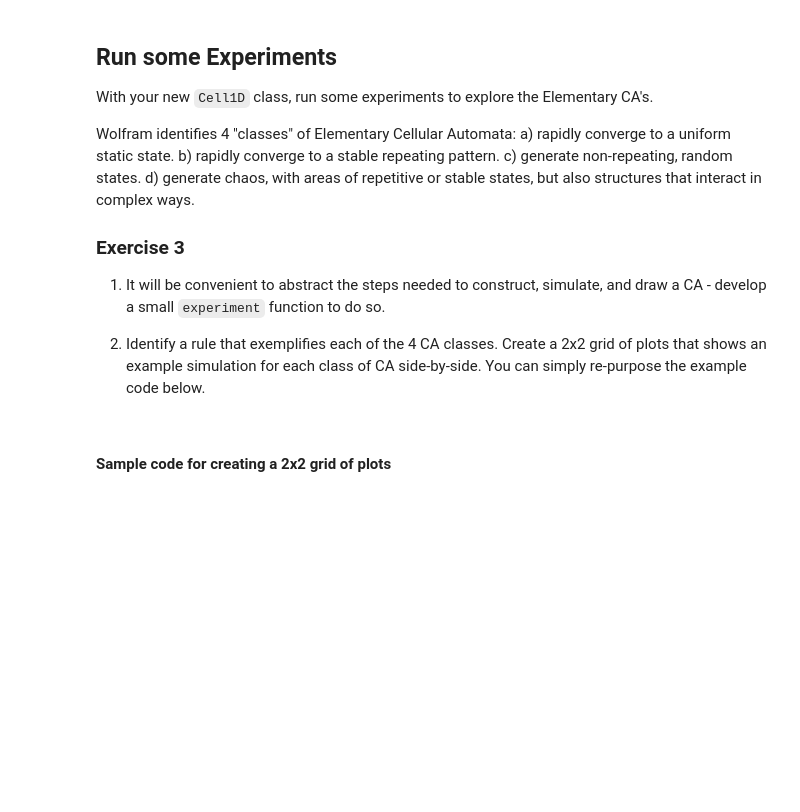
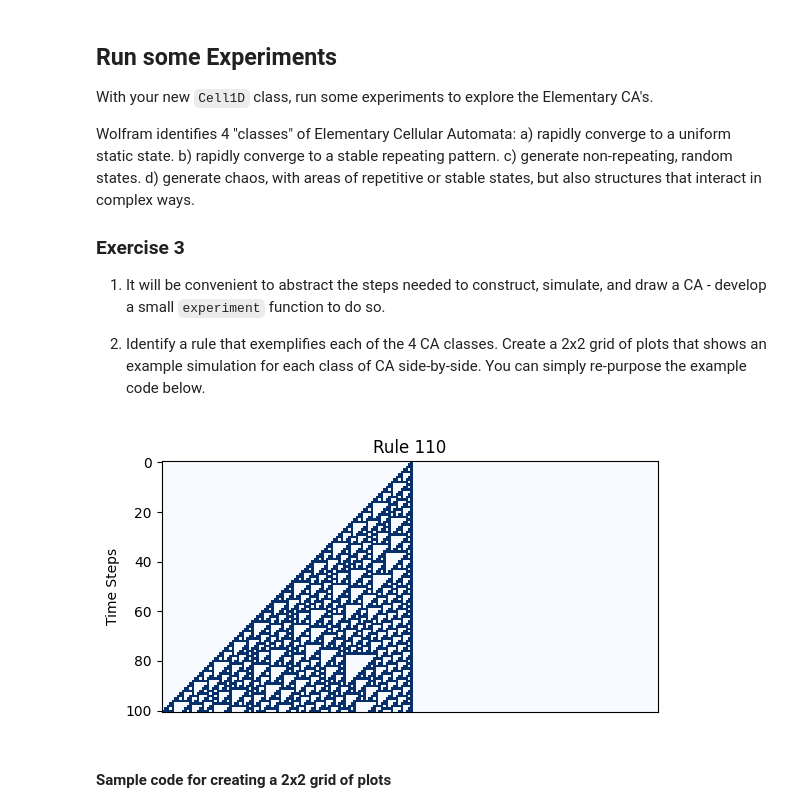
Before and after one commit to emkalan/comp215, a Jupyter notebook: labs/lab07_cellular_automata.ipynb, the cells around one changed output. Cells and saved outputs as stored; diff of their text form; code cells hidden in the pictures; blank space fills up the shorter version.

```diff
--- a/labs/lab07_cellular_automata.ipynb
+++ b/labs/lab07_cellular_automata.ipynb
@@ -167,3 +209,25 @@ Note: this is *not* a `dataclass` - you will need an `__init__` method.
+# %%
+# Solution for Ex. 2 here...
+class Cell1D:
+    def __init__(self, rule, start_state):
+        self.rule = rule
+        self.state = start_state
+        self.n_cells = len(start_state)
+        self.n_steps = 0
+        self.ca_timesteps = np.zeros((1, self.n_cells), dtype=np.uint8)
+        self.ca_timesteps[0] = start_state
+
+    def simulate(self, n_steps):
+        for i in range(n_steps):
+            self.step()
+
+    def step(self):
+        self.state = transition(self.state, self.rule)
+        self.n_steps += 1
+        self.ca_timesteps = np.vstack([self.ca_timesteps, self.state])
+
+    def draw(self, axes=None, title='', cmap='Blues', **options):
+        plot_ca(self.ca_timesteps, axes, title, cmap, **options)
 # %% [markdown]
 ## Run some Experiments
 With your new `Cell1D` class, run some experiments to explore the Elementary CA's.
@@ -186,3 +248,18 @@ Wolfram identifies 4 "classes" of Elementary Cellular Automata:
+# %%
+# Solution for Ex. 3 here...
+def experiment(rule_number, n_cells, n_steps, cmap='Blues'):
+    """
+    Create a CA with given number of cells, plot progression of rule for given number of time steps.
+    """
+    rule = get_lookup_table(rule_number) # Convert the rule number to a lookup table
+    start_state = single_centre_array(n_cells)
+    ca = Cell1D(rule, start_state)
+    ca.simulate(n_steps)
+    ca.draw(title=f'Rule {rule_number}', cmap=cmap)  # Display the original rule number in the title
+
+experiment(110, 200, 100)
+# %% [output]
+[figure, added]
 # %% [markdown]
 #### Sample code for creating a 2x2 grid of plots
 # %%
```
Also changed, not shown: parts of 4 cells of this notebook.
